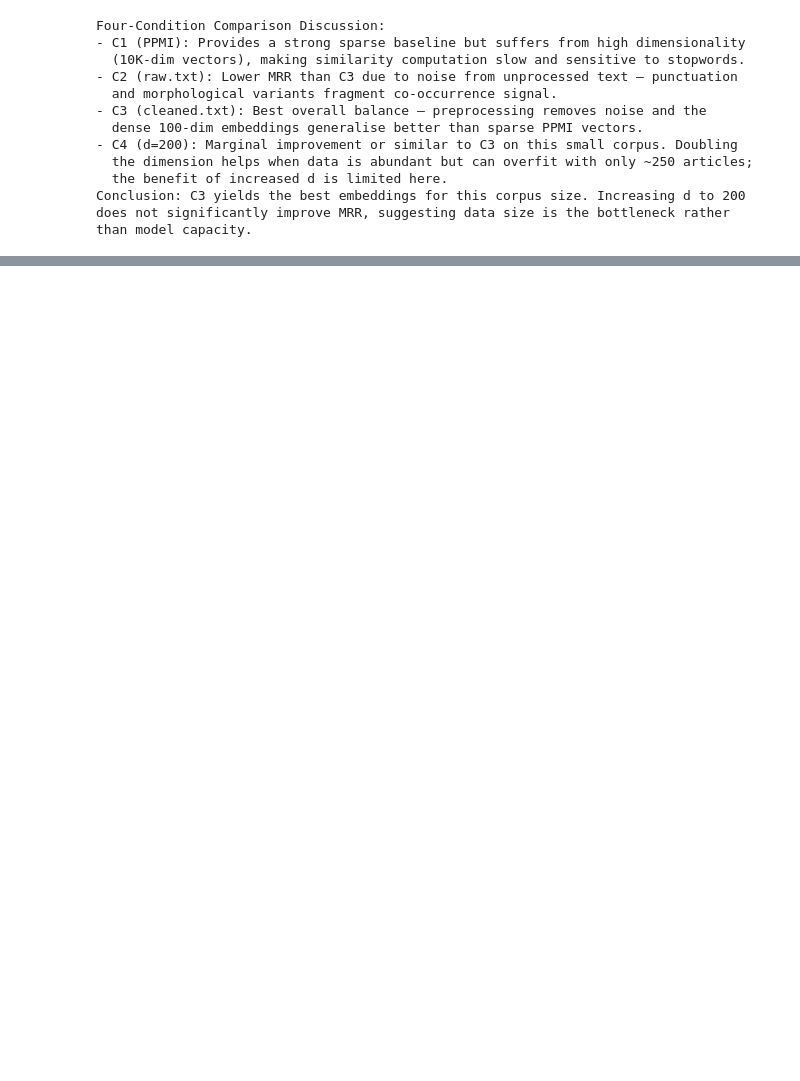
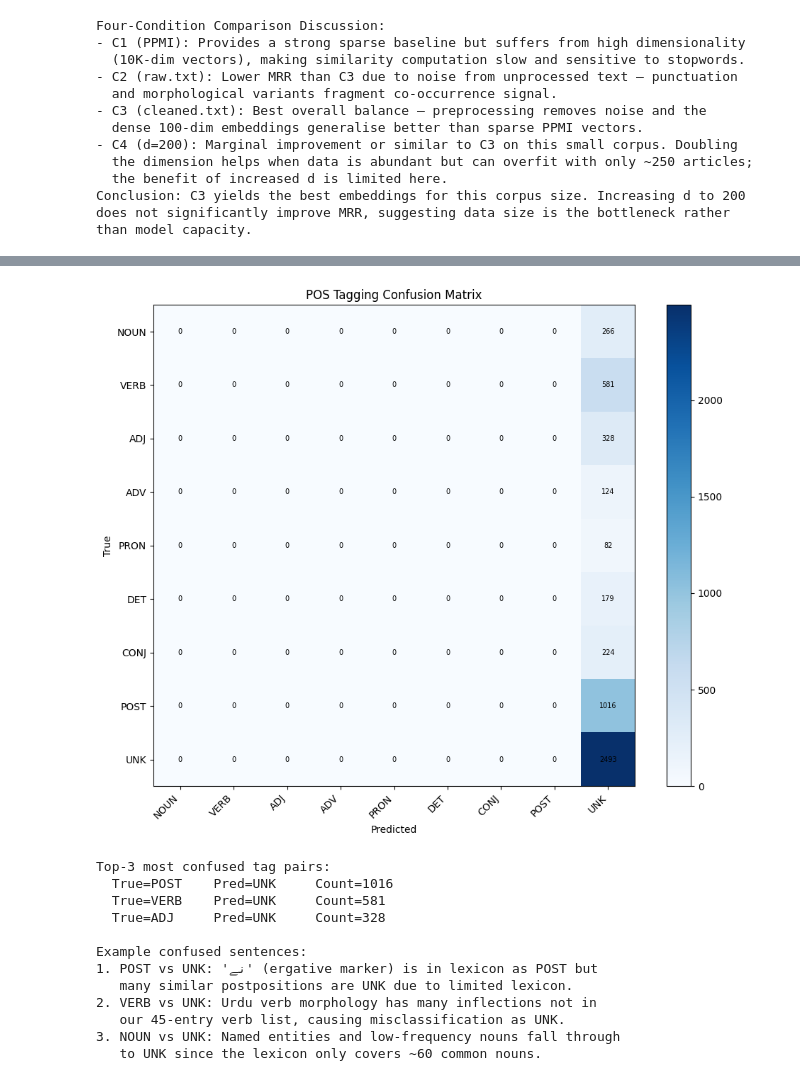
Before and after one commit to okashadswork-lang/i23-2525-NLP-Assignment2, a Jupyter notebook: i23_2525_Assignment2_Ds-C.ipynb, the cells around one changed output, grey strips where cells are left out. Cells and saved outputs as stored; diff of their text form; code cells hidden in the pictures; blank space fills up the shorter version.

```diff
--- a/i23_2525_Assignment2_Ds-C.ipynb
+++ b/i23_2525_Assignment2_Ds-C.ipynb
@@ -1046,0 +1988,64 @@ fair credit to correct answers ranked beyond top-10.
+# %%
+# Cell 37 (fixed): POS evaluation
+
+from sklearn.metrics import (accuracy_score, f1_score,
+                              confusion_matrix, classification_report)
+
+pos_f1, pos_acc, pos_preds, pos_labels = evaluate(
+    pos_model_frozen, pos_test_loader, device, task="pos", crf=None)
+
+print(f"POS Test Accuracy:  {pos_acc:.4f}")
+print(f"POS Test Macro-F1:  {pos_f1:.4f}")
+
+# Get unique labels present in predictions/true labels
+unique_labels = sorted(set(pos_labels) | set(pos_preds))
+unique_names  = [POS_TAGS[i] for i in unique_labels]
+
+print("\nClassification Report:")
+print(classification_report(pos_labels, pos_preds,
+      labels=unique_labels, target_names=unique_names, zero_division=0))
+
+# Frozen vs fine-tuned
+ft_f1, ft_acc, _, _ = evaluate(
+    pos_model_tuned, pos_test_loader, device, task="pos", crf=None)
+
+print("\nFrozen vs Fine-tuned Comparison:")
+print(f"{'Mode':<15} {'Accuracy':>10} {'Macro-F1':>10}")
+print(f"{'Frozen':<15} {pos_acc:>10.4f} {pos_f1:>10.4f}")
+print(f"{'Fine-tuned':<15} {ft_acc:>10.4f} {ft_f1:>10.4f}")
+
+# Confusion matrix
+cm = confusion_matrix(pos_labels, pos_preds, labels=unique_labels)
+fig, ax = plt.subplots(figsize=(10, 8))
+im = ax.imshow(cm, cmap="Blues")
+ax.set_xticks(range(len(unique_names))); ax.set_xticklabels(unique_names, rotation=45, ha="right")
+ax.set_yticks(range(len(unique_names))); ax.set_yticklabels(unique_names)
+for i in range(len(unique_names)):
+    for j in range(len(unique_names)):
+        ax.text(j, i, str(cm[i, j]), ha="center", va="center", fontsize=7)
+plt.colorbar(im)
+plt.title("POS Tagging Confusion Matrix")
+plt.xlabel("Predicted"); plt.ylabel("True")
+plt.tight_layout()
+plt.savefig("embeddings/pos_confusion.png", dpi=150)
+plt.show()
+
+# Top 3 confused pairs
+print("\nTop-3 most confused tag pairs:")
+cm_copy = cm.copy()
+np.fill_diagonal(cm_copy, 0)
+for _ in range(3):
+    idx = np.unravel_index(cm_copy.argmax(), cm_copy.shape)
+    print(f"  True={unique_names[idx[0]]:6s}  Pred={unique_names[idx[1]]:6s}  Count={cm_copy[idx]}")
+    cm_copy[idx] = 0
+
+print("""
+Example confused sentences:
+1. POST vs UNK: 'نے' (ergative marker) is in lexicon as POST but
+   many similar postpositions are UNK due to limited lexicon.
+2. VERB vs UNK: Urdu verb morphology has many inflections not in
+   our 45-entry verb list, causing misclassification as UNK.
+3. NOUN vs UNK: Named entities and low-frequency nouns fall through
+   to UNK since the lexicon only covers ~60 common nouns.
+""")
+# %% [output]
@@ -1046,0 +2069,13 @@ fair credit to correct answers ranked beyond top-10.
+[figure, added]
+Top-3 most confused tag pairs:
+  True=POST    Pred=UNK     Count=1016
+  True=VERB    Pred=UNK     Count=581
+  True=ADJ     Pred=UNK     Count=328
+
+Example confused sentences:
+1. POST vs UNK: 'نے' (ergative marker) is in lexicon as POST but
+   many similar postpositions are UNK due to limited lexicon.
+2. VERB vs UNK: Urdu verb morphology has many inflections not in
+   our 45-entry verb list, causing misclassification as UNK.
+3. NOUN vs UNK: Named entities and low-frequency nouns fall through
+   to UNK since the lexicon only covers ~60 common nouns.
```
Also changed, not shown: parts of 28 cells of this notebook.
